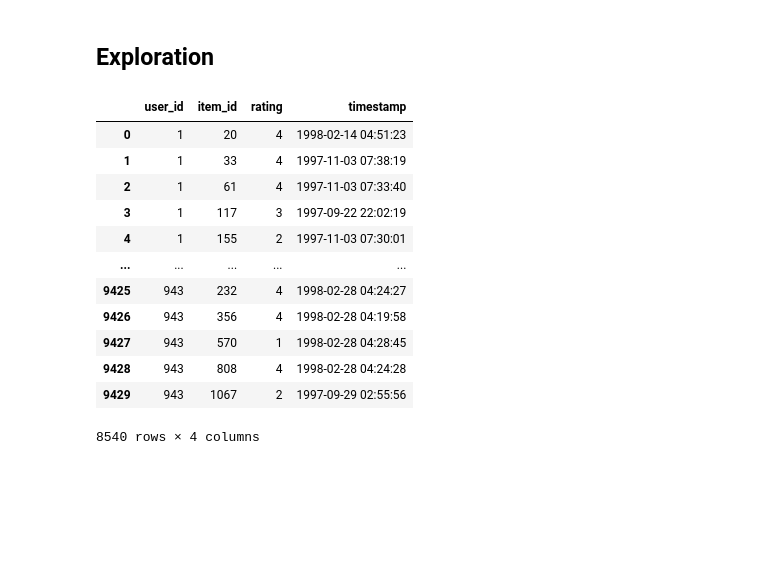
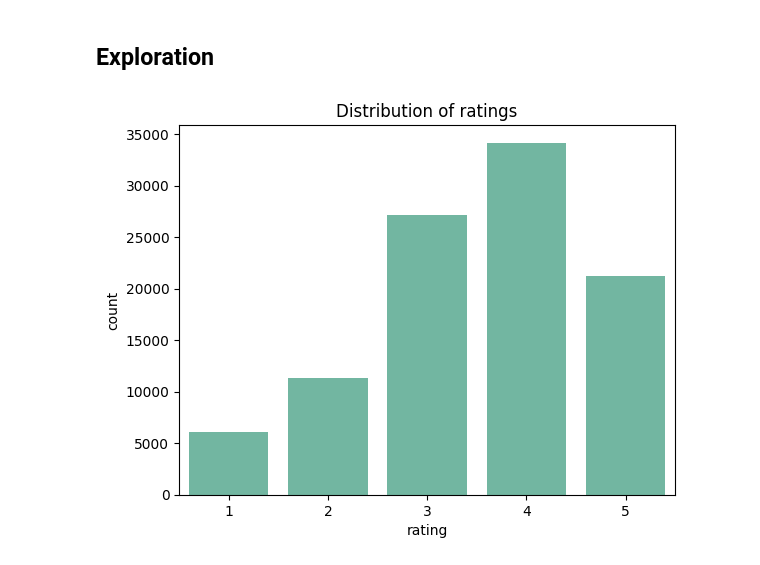
Before and after one commit to moflotas/movielens100k-recsys, a Jupyter notebook: notebooks/01-initial-data-exploration.ipynb, the cells around one changed output. Saved outputs shown, nothing was run; the diff lists cells and outputs as text; code cells hidden in the pictures; blank space fills up the shorter version.

```diff
--- a/notebooks/01-initial-data-exploration.ipynb
+++ b/notebooks/01-initial-data-exploration.ipynb
@@ -12,3 +9,12 @@ import pandas as pd
+# %%
+from pprint import pprint
+import pandas as pd
+import numpy as np
+import seaborn as sns
+import matplotlib.pyplot as plt
+
+sns.set_palette("Set2")
+np.random.seed(42)
 # %% [markdown]
 Reading genres from corresponding file
 # %%
@@ -137,32 +143,9 @@ joined_df.head()
 5 rows × 31 columns
 # %% [markdown]
 ## Exploration
-# %%
-users_to_items_df = pd.read_csv(
-    "../data/raw/ml-100k/ua.test",
-    sep="\t",
-    header=None,
-    names=["user_id", "item_id", "rating", "timestamp"],
-)
-# for viewing pleasure
-users_to_items_df["timestamp"] = pd.to_datetime(
-    users_to_items_df["timestamp"],
-    unit="s",
-)
-# %%
-# users which has at least 3 ratings more than 3
-users_to_items_df.groupby("user_id").filter(lambda x: (x["rating"] > 3).sum() >= 3)
-# %% [output]
-|  | user_id | item_id | rating | timestamp |
-| 0 | 1 | 20 | 4 | 1998-02-14 04:51:23 |
-| 1 | 1 | 33 | 4 | 1997-11-03 07:38:19 |
-| 2 | 1 | 61 | 4 | 1997-11-03 07:33:40 |
-| 3 | 1 | 117 | 3 | 1997-09-22 22:02:19 |
-| 4 | 1 | 155 | 2 | 1997-11-03 07:30:01 |
-| ... | ... | ... | ... | ... |
-| 9425 | 943 | 232 | 4 | 1998-02-28 04:24:27 |
-| 9426 | 943 | 356 | 4 | 1998-02-28 04:19:58 |
-| 9427 | 943 | 570 | 1 | 1998-02-28 04:28:45 |
-| 9428 | 943 | 808 | 4 | 1998-02-28 04:24:28 |
-| 9429 | 943 | 1067 | 2 | 1997-09-29 02:55:56 |
-8540 rows × 4 columns
+# %%
+sns.countplot(x="rating", data=users_to_items_df)
+plt.title("Distribution of ratings")
+plt.show()
+# %% [output]
+[figure, added]
```
Also changed, not shown: parts of 10 cells of this notebook, 5 other files.
